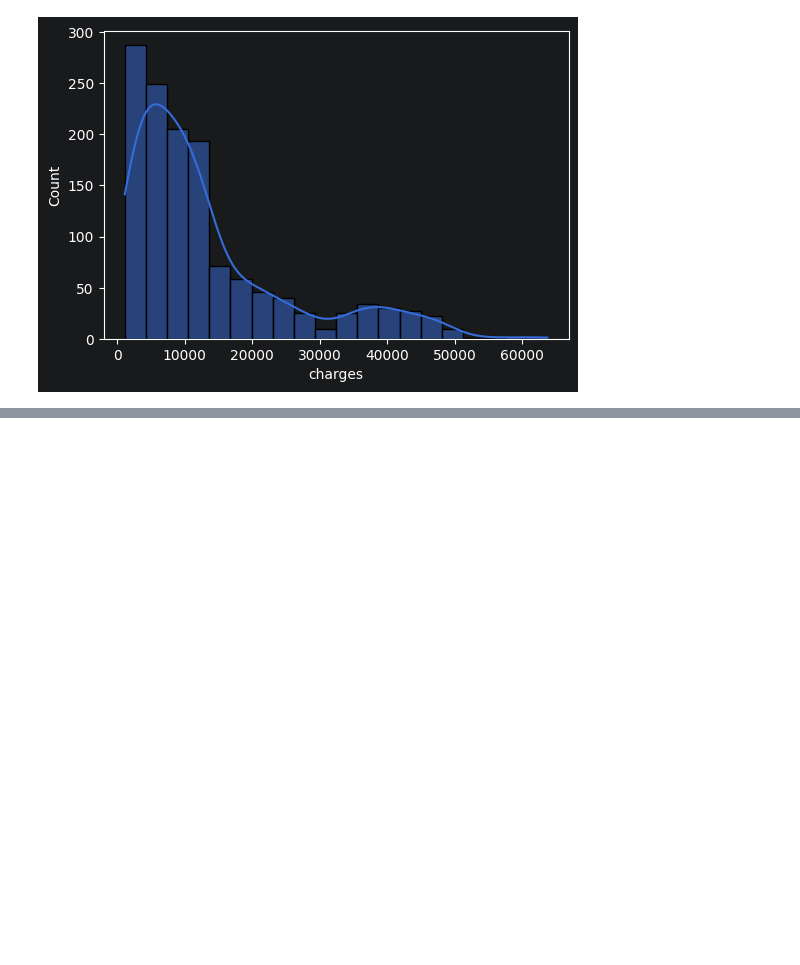
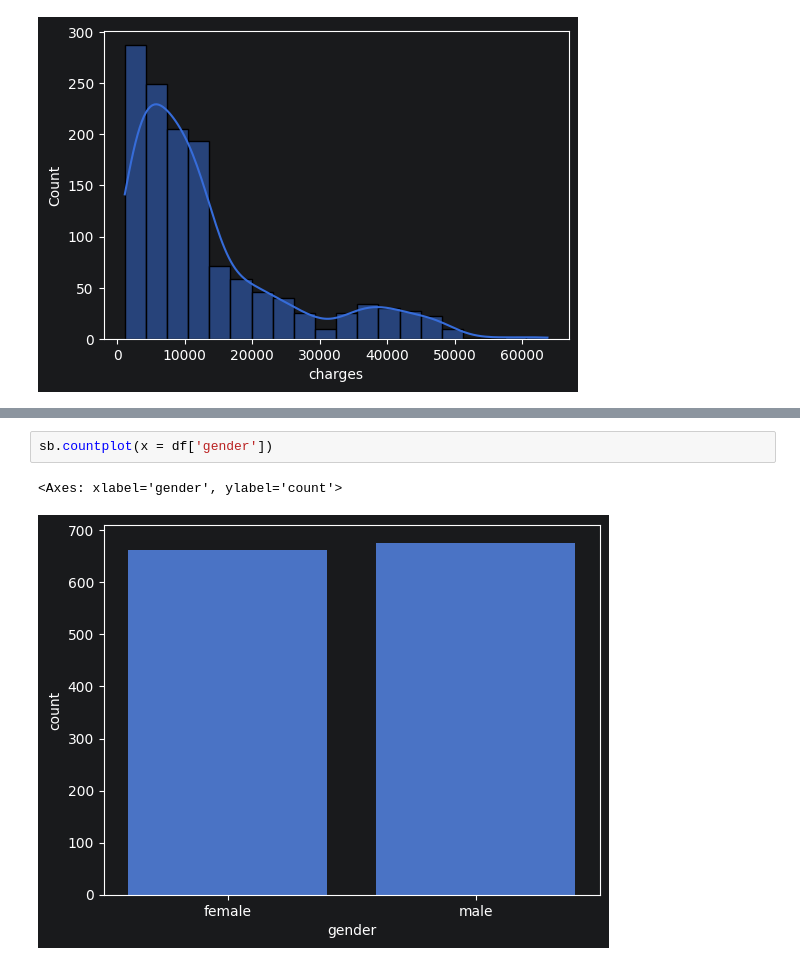
Before and after one commit to Zafar-Ashfak/Machine-Learning, a Jupyter notebook: eda.ipynb, the cells around one changed output, grey strips where cells are left out. Drawn from its saved outputs; the diff is of its cells as text; blank space fills up the shorter version.

```diff
--- a/eda.ipynb
+++ b/eda.ipynb
@@ -111,0 +119,5 @@ for col in numeric_cols:
+# %%
+sb.countplot(x = df['gender'])
+# %% [output]
+<Axes: xlabel='gender', ylabel='count'>
+[figure, added]
```
Also changed, not shown: parts of 6 cells of this notebook, 1 other file.
